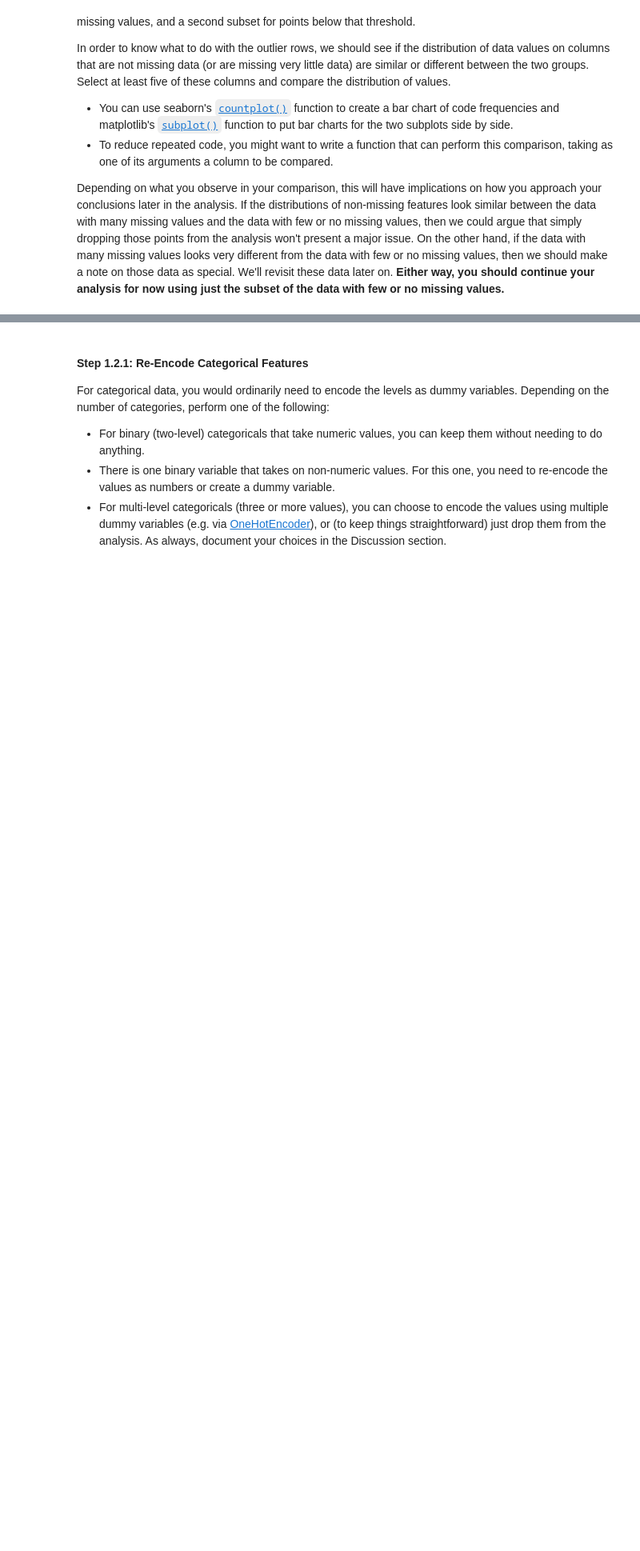
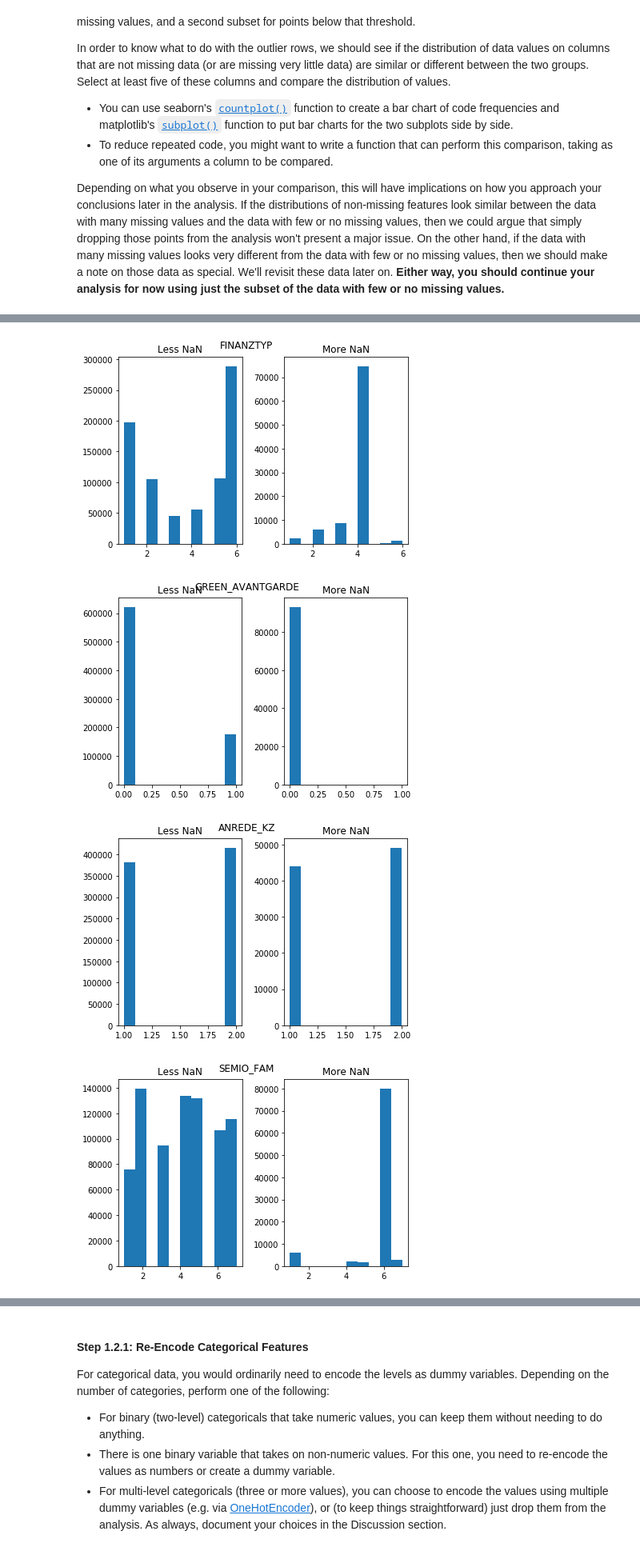
Before and after one commit to jgu1989/UdacityDataScientistNanodegree, a Jupyter notebook: project3_customer_segments/Identify_Customer_Segments.ipynb, the cells around one changed output, grey strips where cells are left out. Shown: that part at 80% size. Cells and saved outputs as stored; diff of their text form; code cells hidden in the pictures; blank space fills up the shorter version.

```diff
--- a/project3_customer_segments/Identify_Customer_Segments.ipynb
+++ b/project3_customer_segments/Identify_Customer_Segments.ipynb
@@ -211,3 +229,18 @@ Depending on what you observe in your comparison, this will have implications on
 # %%
 # Compare the distribution of values for at least five columns where there are
 # no or few missing values, between the two subsets.
+for col in ['FINANZTYP','GREEN_AVANTGARDE','ANREDE_KZ','SEMIO_FAM','ZABEOTYP']:
+    fig = plt.figure()
+    ax1 = fig.add_subplot(121)
+    ax1.hist(azdias_row1[col])
+    ax1.set_title('Less NaN')
+    ax2 = fig.add_subplot(122)
+    ax2.hist(azdias_row2[col])
+    ax2.set_title('More NaN')
+    plt.suptitle(col)
+    fig.tight_layout()
+# %% [output]
+[figure, added]
+[figure, added]
+[figure, added]
+[figure, added]
```
Also changed, not shown: parts of 6 cells of this notebook.
